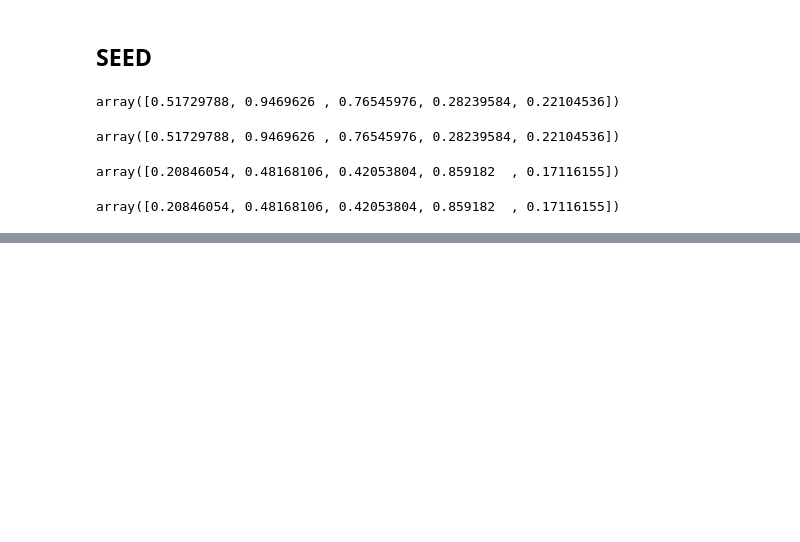
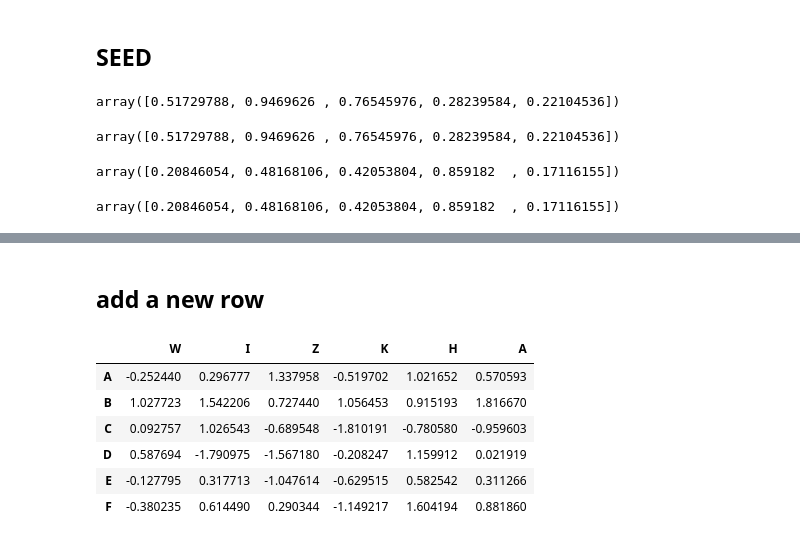
Before and after one commit to Jarju-10x/Python-ML-workshop, a Jupyter notebook: Python ML workshop - [jarju -bca]-checkpoint.ipynb, the cells around one changed output, grey strips where cells are left out. Saved outputs shown, nothing was run; the diff lists cells and outputs as text; code cells hidden in the pictures; blank space fills up the shorter version.

```diff
--- a/Python ML workshop - [jarju -bca]-checkpoint.ipynb
+++ b/Python ML workshop - [jarju -bca]-checkpoint.ipynb
@@ -297,0 +763,3 @@ array([0.20846054, 0.48168106, 0.42053804, 0.859182  , 0.17116155])
+# %%
+df = pd.DataFrame(data=rand_mat, index = 'A B C D E'.split(), columns='W I Z K H A'.split())
+df
@@ -297,0 +780,5 @@ array([0.20846054, 0.48168106, 0.42053804, 0.859182  , 0.17116155])
+# %%
+df['New'] = df['W'] + df['A']
+df
+# %%
+df.drop('New',axis=1,inplace=True)
@@ -297,0 +794,14 @@ array([0.20846054, 0.48168106, 0.42053804, 0.859182  , 0.17116155])
+# %% [markdown]
+##  add a new row
+# %%
+df.loc['F'] = df.loc['A'] + df.loc['E']
+# %%
+df
+# %% [output]
+|  | W | I | Z | K | H | A |
+| A | -0.252440 | 0.296777 | 1.337958 | -0.519702 | 1.021652 | 0.570593 |
+| B | 1.027723 | 1.542206 | 0.727440 | 1.056453 | 0.915193 | 1.816670 |
+| C | 0.092757 | 1.026543 | -0.689548 | -1.810191 | -0.780580 | -0.959603 |
+| D | 0.587694 | -1.790975 | -1.567180 | -0.208247 | 1.159912 | 0.021919 |
+| E | -0.127795 | 0.317713 | -1.047614 | -0.629515 | 0.582542 | 0.311266 |
+| F | -0.380235 | 0.614490 | 0.290344 | -1.149217 | 1.604194 | 0.881860 |
```
Also changed, not shown: parts of 140 cells of this notebook.
